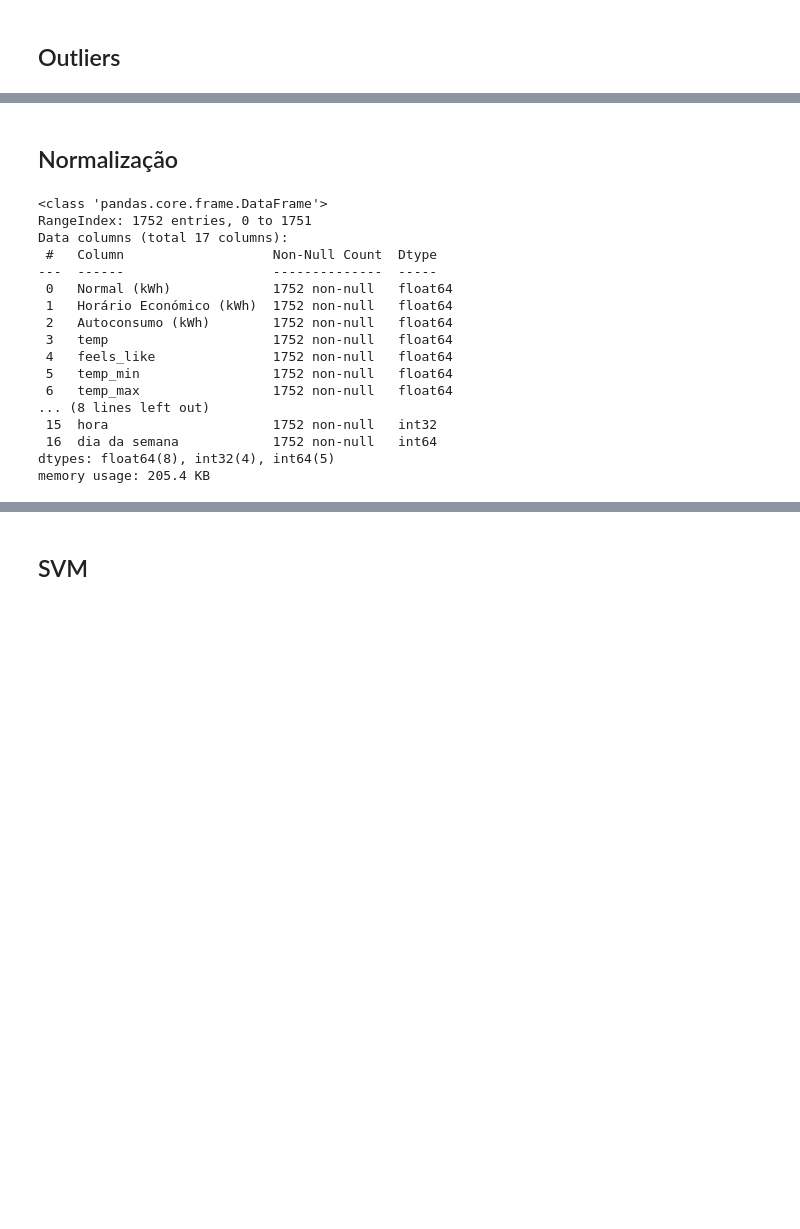
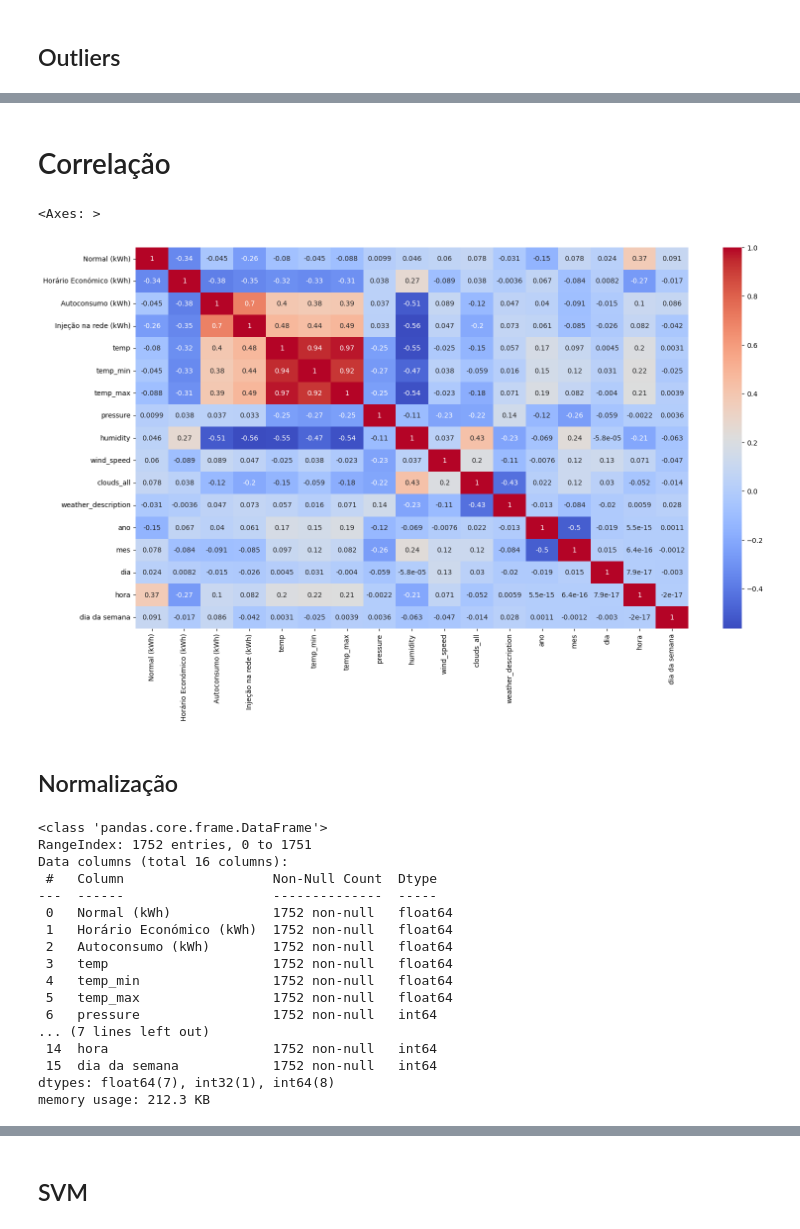
Before and after one commit to GoncaloSenra/DAA-Modelos-de-Machine-Learning, a Jupyter notebook: 3-.ipynb, the cells around one changed output, grey strips where cells are left out. Cells and saved outputs as stored; diff of their text form; code cells hidden in the pictures; blank space fills up the shorter version.

```diff
--- a/3-.ipynb
+++ b/3-.ipynb
@@ -294,3 +316,15 @@ Name: clouds_all, dtype: float64
+# %%
+test.drop('feels_like', axis=1, inplace=True)
+train.drop('feels_like', axis=1, inplace=True)
+# %% [markdown]
+# Correlação
+# %%
+plt.subplots(figsize=(18,10))
+train_corr = train.corr(method='pearson')
+sns.heatmap(train_corr, annot = True, cmap='coolwarm')
+# %% [output]
+<Axes: >
+[figure, added]
 # %% [markdown]
 ## Normalização
 # %%
@@ -298,19 +332,19 @@ test.info()
 # %% [output]
 <class 'pandas.core.frame.DataFrame'>
 RangeIndex: 1752 entries, 0 to 1751
-Data columns (total 17 columns):
+Data columns (total 16 columns):
  #   Column                   Non-Null Count  Dtype
 ---  ------                   --------------  -----
  0   Normal (kWh)             1752 non-null   float64
  1   Horário Económico (kWh)  1752 non-null   float64
  2   Autoconsumo (kWh)        1752 non-null   float64
  3   temp                     1752 non-null   float64
- 4   feels_like               1752 non-null   float64
- 5   temp_min                 1752 non-null   float64
- 6   temp_max                 1752 non-null   float64
-... (8 lines left out)
- 15  hora                     1752 non-null   int32
- 16  dia da semana            1752 non-null   int64
-dtypes: float64(8), int32(4), int64(5)
-memory usage: 205.4 KB
+ 4   temp_min                 1752 non-null   float64
+ 5   temp_max                 1752 non-null   float64
+ 6   pressure                 1752 non-null   int64
+... (7 lines left out)
+ 14  hora                     1752 non-null   int64
+ 15  dia da semana            1752 non-null   int64
+dtypes: float64(7), int32(1), int64(8)
+memory usage: 212.3 KB
 # %%
```
Also changed, not shown: parts of 48 cells of this notebook.
